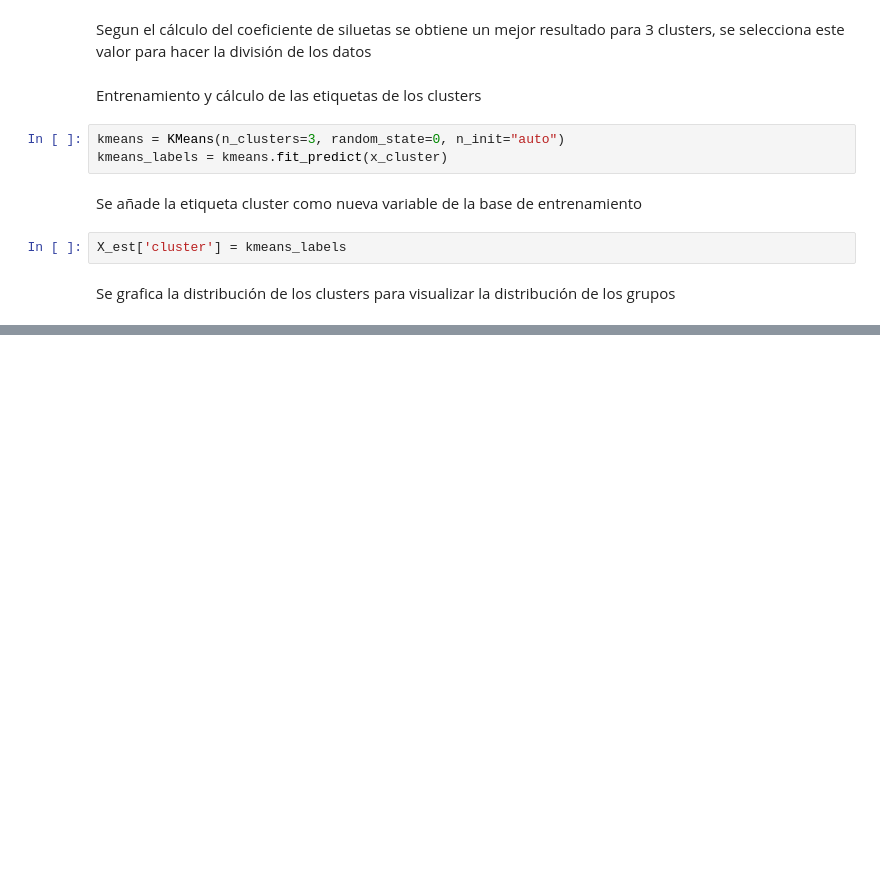
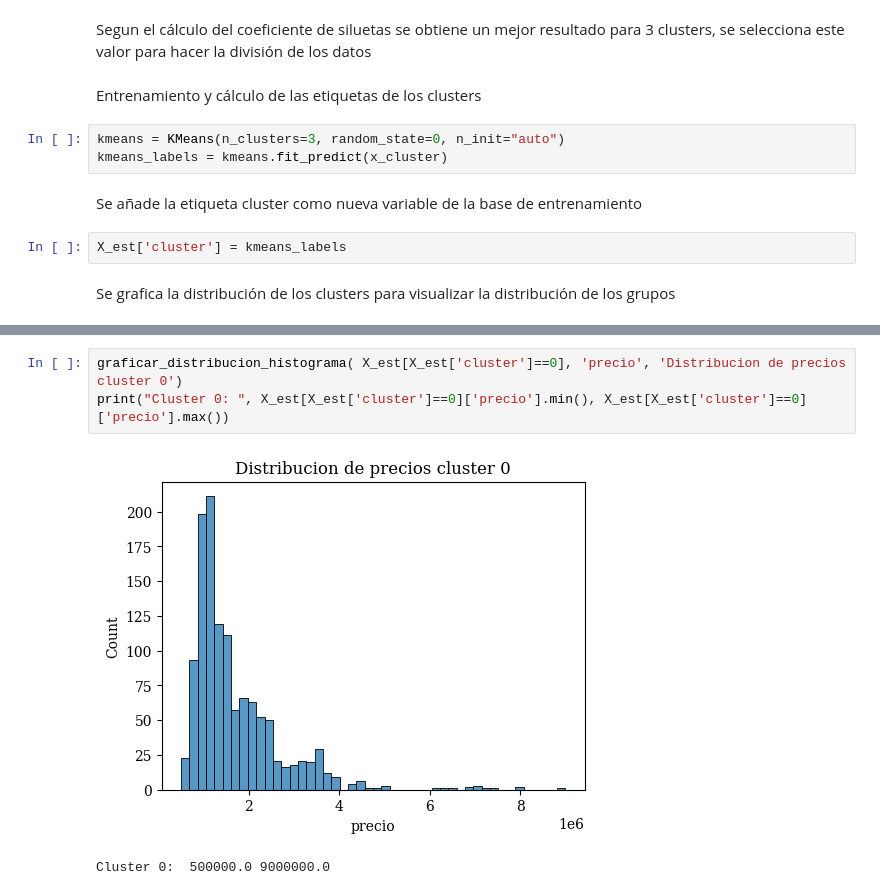
Before and after one commit to wacGitHub07/udea-monografia, a Jupyter notebook: 2_Model/2_Modelo/iteraciones/iteracion_6/interacion_6_modelo.ipynb, the cells around one changed output, grey strips where cells are left out. Cells and saved outputs as stored; diff of their text form; blank space fills up the shorter version.

```diff
--- a/2_Model/2_Modelo/iteraciones/iteracion_6/interacion_6_modelo.ipynb
+++ b/2_Model/2_Modelo/iteraciones/iteracion_6/interacion_6_modelo.ipynb
@@ -193 +183,7 @@ Los rangos de precios de cada cluster son:
+# %%
+graficar_distribucion_histograma( X_est[X_est['cluster']==0], 'precio', 'Distribucion de precios cluster 0')
+print("Cluster 0: ", X_est[X_est['cluster']==0]['precio'].min(), X_est[X_est['cluster']==0]['precio'].max())
+# %% [output]
+[figure, added]
+Cluster 0:  500000.0 9000000.0
 # %%
```
Also changed, not shown: parts of 39 cells of this notebook, 21 other files.
